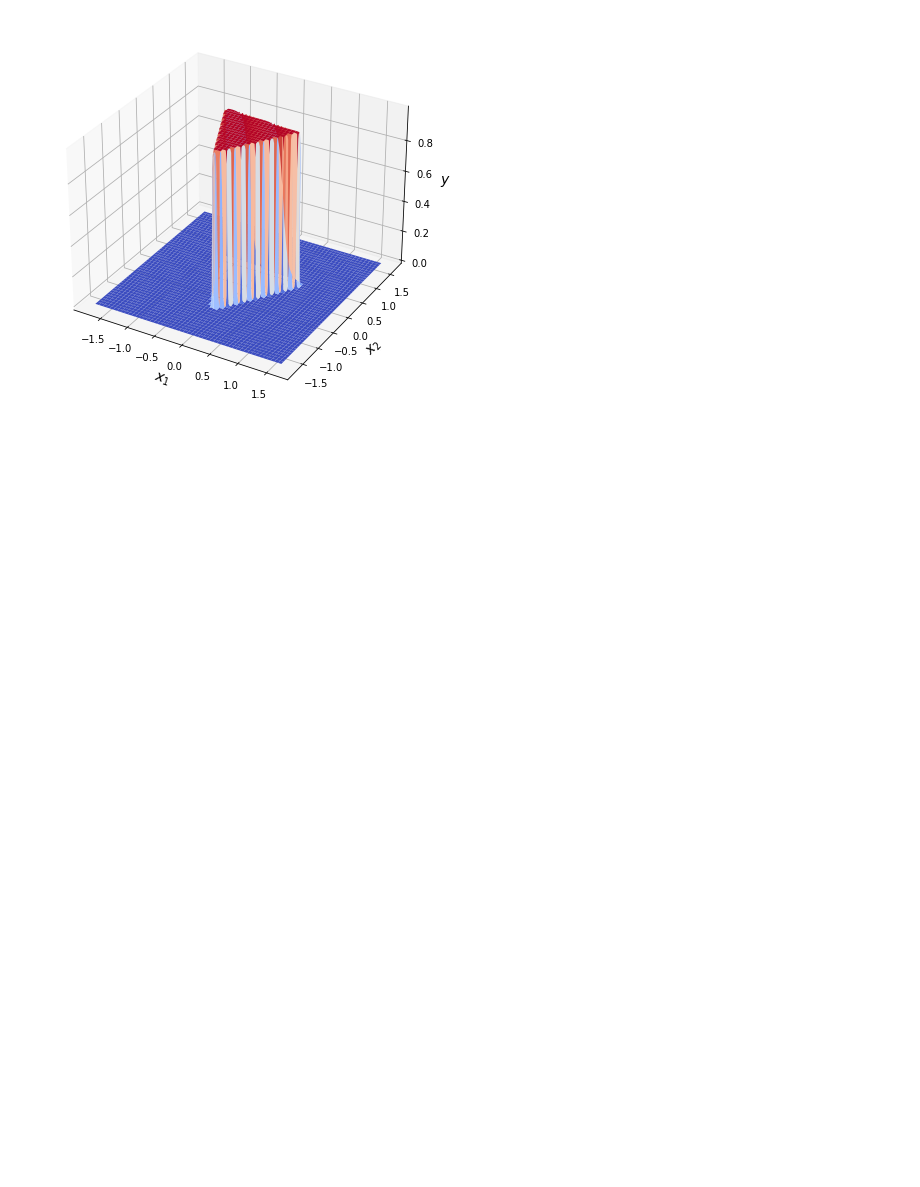
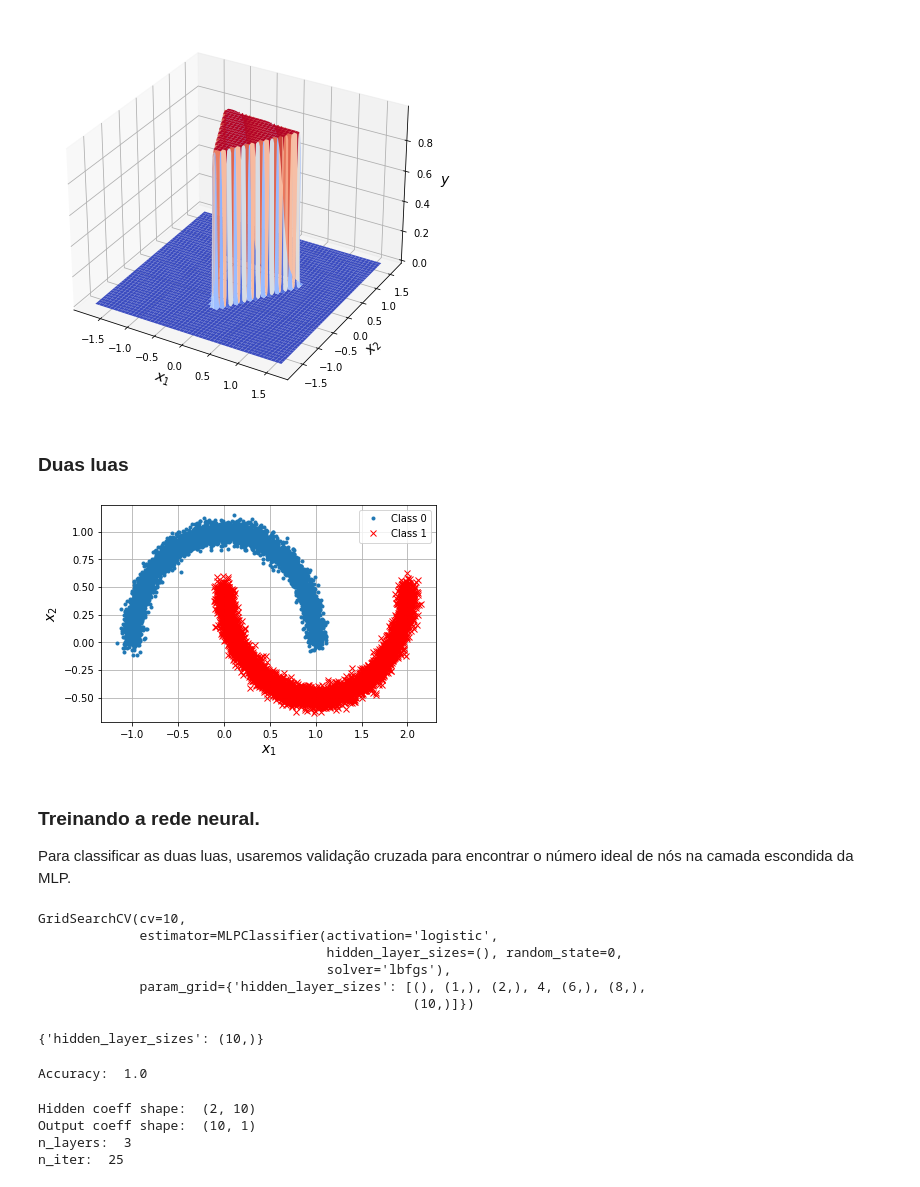
Before and after one commit to zz4fap/tp555-ml, a Jupyter notebook: exemplos/neural_networks/mlp/FunctionApproximationWithMLP.ipynb, the cells around one changed output. Cells and saved outputs as stored; diff of their text form; code cells hidden in the pictures; blank space fills up the shorter version.

```diff
--- a/exemplos/neural_networks/mlp/FunctionApproximationWithMLP.ipynb
+++ b/exemplos/neural_networks/mlp/FunctionApproximationWithMLP.ipynb
@@ -266,3 +267,63 @@ Combinando duas ondas perpendiculares, nós obtemos uma função em formato cil
 plotDecisionBoundary(clf2,X[:,0],X[:,1],'mlpcc.png')
 # %% [output]
 [figure]
+# %% [markdown]
+### Duas luas
+# %%
+# Reset PN sequence generator.
+seed = 0
+np.random.seed(seed)
+
+N = 10000
+
+X, y = make_moons(n_samples=N, noise=0.05, random_state=42)
+# %%
+plotSamples(X[:,0],X[:,1],y,'two_moons.png')
+# %% [output]
+[figure, added]
+# %% [markdown]
+### Treinando a rede neural.
+
+Para classificar as duas luas, usaremos validação cruzada para encontrar o número ideal de nós na camada escondida da MLP.
+# %%
+# Dictionary with the hyperparameters to be checked.
+parameters = {
+    'hidden_layer_sizes':[(), (1,), (2,), (4), (6,), (8,), (10,)],
+}
+
+# Instantiate MLPClassifier.
+clf3 = MLPClassifier(solver='lbfgs', activation='logistic', max_iter=5000, random_state=seed)
+
+# Instantiate GridSearchCV.
+gs = GridSearchCV(clf, parameters, cv=10)
+
+# Train the MLP regressor with grid search.
+gs.fit(X, y)
+# %% [output]
+GridSearchCV(cv=10,
+             estimator=MLPClassifier(activation='logistic',
+                                     hidden_layer_sizes=(), random_state=0,
+                                     solver='lbfgs'),
+             param_grid={'hidden_layer_sizes': [(), (1,), (2,), 4, (6,), (8,),
+                                                (10,)]})
+# %%
+print(gs.best_params_)
+# %% [output]
+{'hidden_layer_sizes': (10,)}
+# %%
+y_pred = gs.predict(X)
+
+acc = accuracy_score(y_pred, y)
+print('Accuracy: ', acc)
+# %% [output]
+Accuracy:  1.0
+# %%
+print('Hidden coeff shape: ', gs.best_estimator_.coefs_[0].shape)
+print('Output coeff shape: ', gs.best_estimator_.coefs_[1].shape)
+print('n_layers: ', gs.best_estimator_.n_layers_)
+print('n_iter: ', gs.best_estimator_.n_iter_)
+# %% [output]
+Hidden coeff shape:  (2, 10)
+Output coeff shape:  (10, 1)
+n_layers:  3
+n_iter:  25
```
Also changed, not shown: parts of 4 cells of this notebook, 2 other files.
